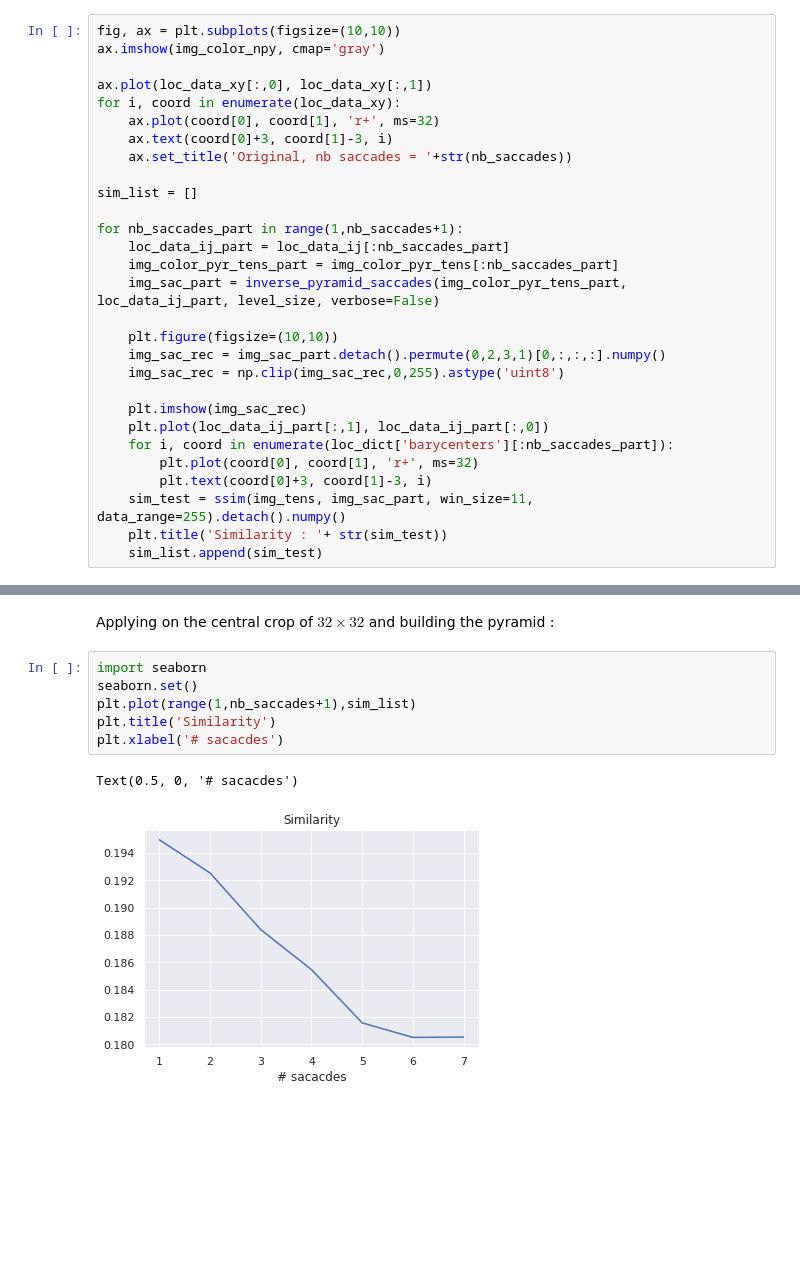
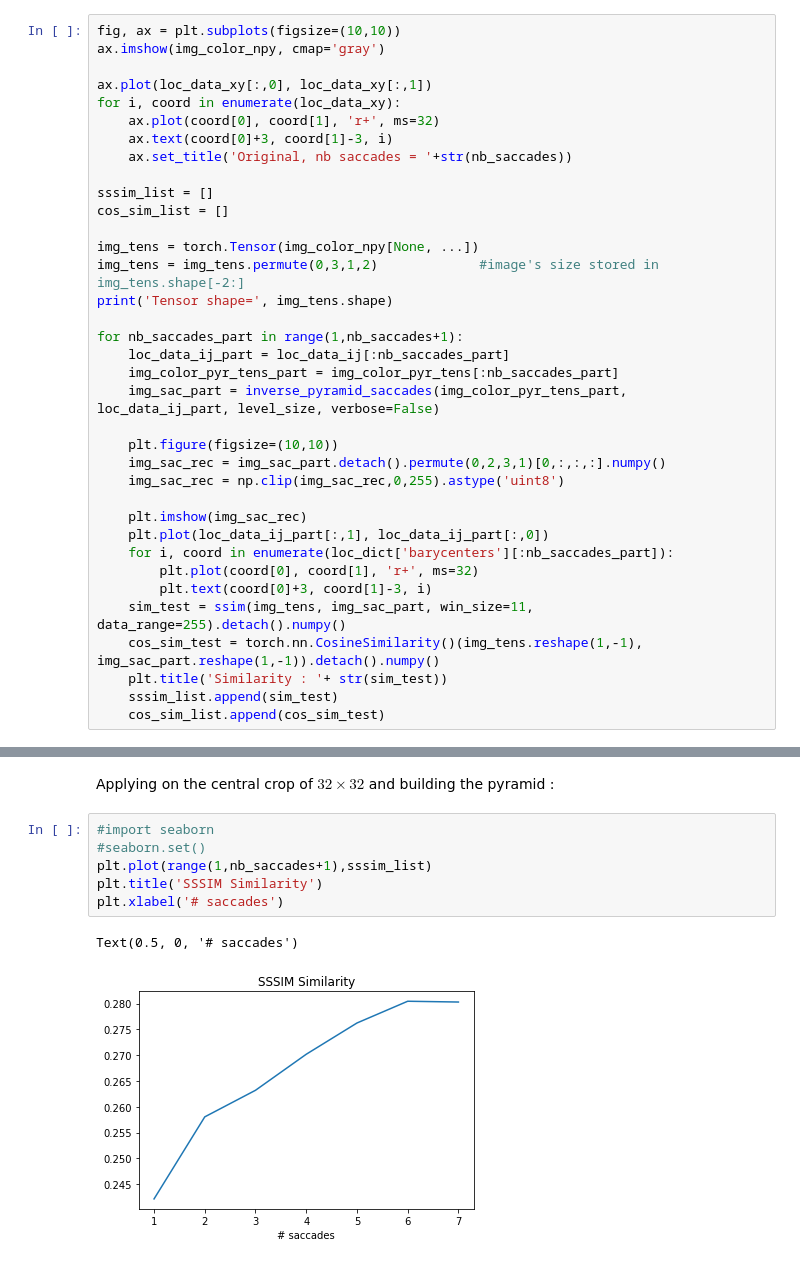
Before and after one commit to bicv/POLO, a Jupyter notebook: dev/2020-11-26 SSSIM tests.ipynb, the cells around one changed output, grey strips where cells are left out. Saved outputs shown, nothing was run; the diff lists cells and outputs as text; blank space fills up the shorter version.

Commit message:
2020-11-26 SSSIM script bug resolved

```diff
--- a/dev/2020-11-26 SSSIM tests.ipynb
+++ b/dev/2020-11-26 SSSIM tests.ipynb
@@ -147,7 +150,12 @@ for i, coord in enumerate(loc_data_xy):
     ax.text(coord[0]+3, coord[1]-3, i)
     ax.set_title('Original, nb saccades = '+str(nb_saccades))
 
-sim_list = []
+sssim_list = []
+cos_sim_list = []
+
+img_tens = torch.Tensor(img_color_npy[None, ...])
+img_tens = img_tens.permute(0,3,1,2)             #image's size stored in img_tens.shape[-2:]
+print('Tensor shape=', img_tens.shape)
 
 for nb_saccades_part in range(1,nb_saccades+1):
     loc_data_ij_part = loc_data_ij[:nb_saccades_part]
@@ -164,6 +172,8 @@ for nb_saccades_part in range(1,nb_saccades+1):
         plt.plot(coord[0], coord[1], 'r+', ms=32)
         plt.text(coord[0]+3, coord[1]-3, i)
     sim_test = ssim(img_tens, img_sac_part, win_size=11, data_range=255).detach().numpy()
+    cos_sim_test = torch.nn.CosineSimilarity()(img_tens.reshape(1,-1), img_sac_part.reshape(1,-1)).detach().numpy()
     plt.title('Similarity : '+ str(sim_test))
-    sim_list.append(sim_test)
+    sssim_list.append(sim_test)
+    cos_sim_list.append(cos_sim_test)
 # %% [output]
@@ -178,11 +211,11 @@ for nb_saccades_part in range(1,nb_saccades+1):
 # %% [markdown]
 Applying on the central crop of $32\times32$ and building the pyramid :
 # %%
-import seaborn
-seaborn.set()
-plt.plot(range(1,nb_saccades+1),sim_list)
-plt.title('Similarity')
-plt.xlabel('# sacacdes')
+#import seaborn
+#seaborn.set()
+plt.plot(range(1,nb_saccades+1),sssim_list)
+plt.title('SSSIM Similarity')
+plt.xlabel('# saccades')
 # %% [output]
-Text(0.5, 0, '# sacacdes')
+Text(0.5, 0, '# saccades')
-[figure, old version]
+[figure, new version]
```
Also changed, not shown: parts of 6 cells of this notebook.
